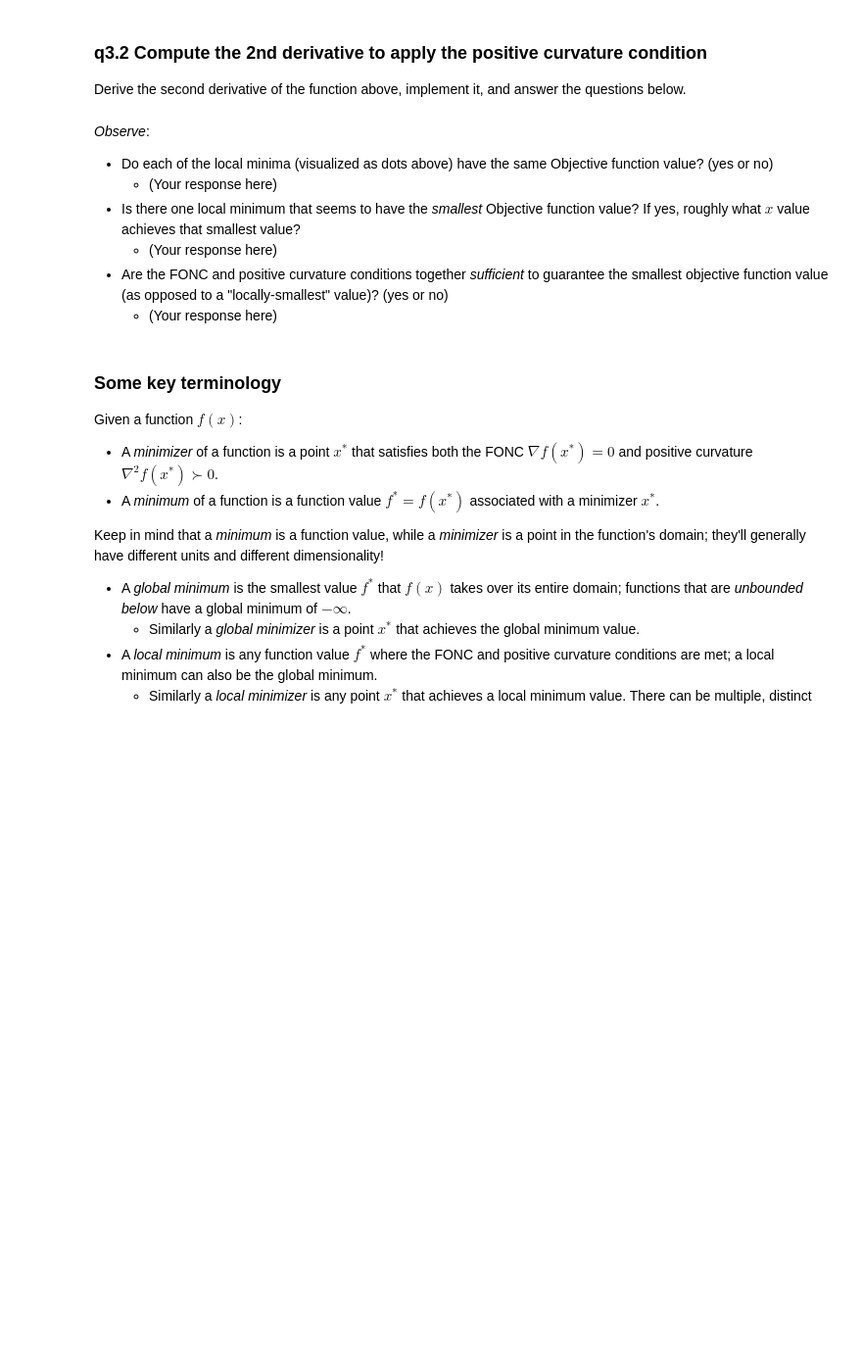
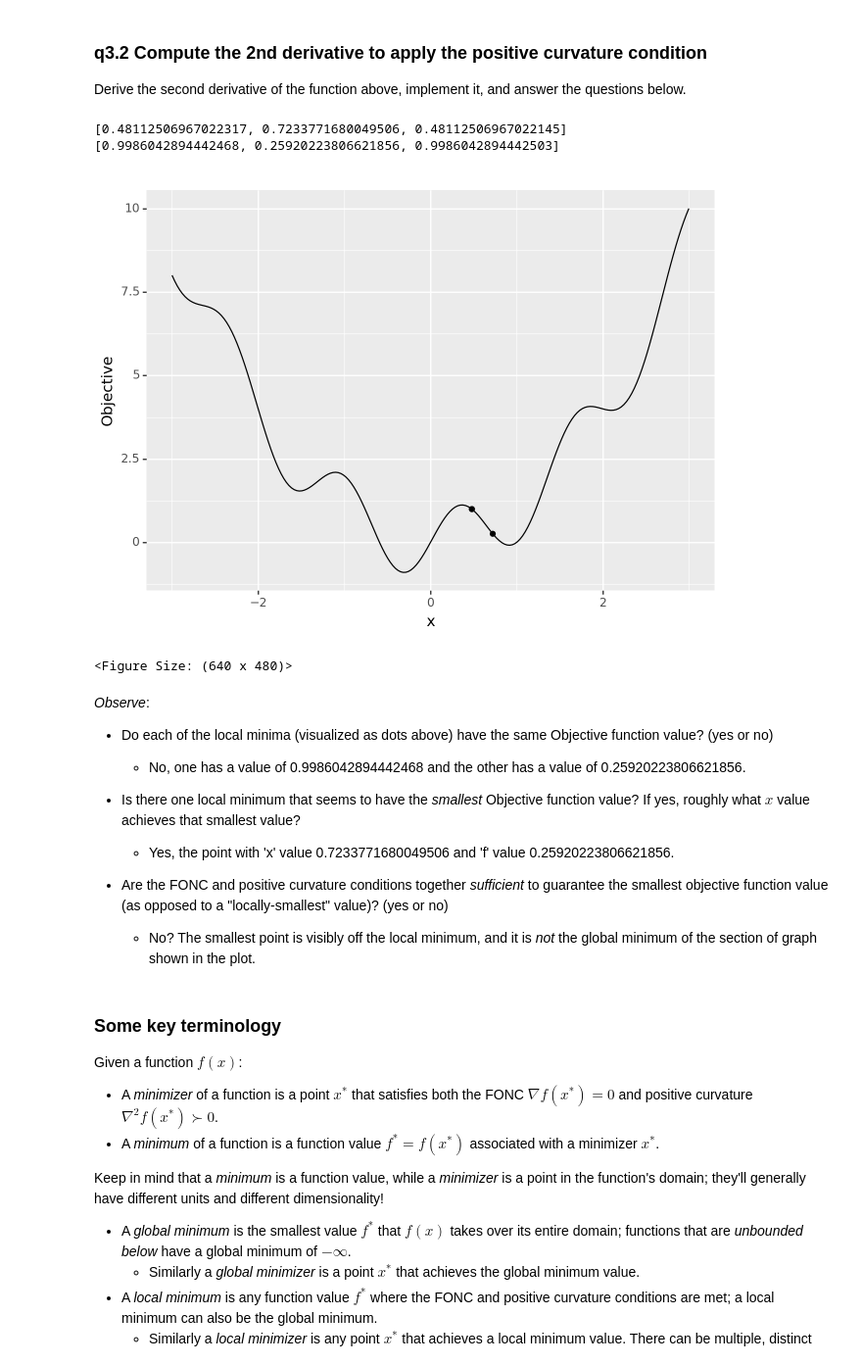
Before and after one commit to amineeva/PDO, a Jupyter notebook: assignments/nb1-unconstrained-assignment.ipynb, the cells around one changed output. Shown at 98% size. Drawn from its saved outputs; the diff is of its cells as text; code cells hidden in the pictures; blank space fills up the shorter version.

```diff
--- a/assignments/nb1-unconstrained-assignment.ipynb
+++ b/assignments/nb1-unconstrained-assignment.ipynb
@@ -391,37 +403,45 @@ Derive the second derivative of the function above, implement it, and answer the
 # %%
 ###
 # TASK: Derive the second derivative of the function above,
 #       implement it as a function.
 ###
 
-# fun_curvature = lambda x: ???
+fun_curvature = lambda x: (-9/4)*np.pi*np.cos( (3/2)*np.pi*x ) + 2
 
 
 # NOTE: No need to edit, this will visualize your result
 # Apply curvature check to filter points
 X_min = list(filter(
     lambda x: fun_curvature(x) > 0,
     X_roots
 ))
 F_min = list(map(fun_multi, X_min))
+print(X_min)
+print(F_min)
 
 (
     md_multi
     >> gr.ev_df(df=gr.df_make(x=gr.linspace(-3, +3, n=200)))
     >> gr.ggplot(gr.aes("x", "f"))
     + gr.geom_point(data=gr.df_make(x=X_min, f=F_min))
     + gr.geom_line()
     + gr.labs(x="x", y="Objective")
 )
+# %% [output]
+[0.48112506967022317, 0.7233771680049506, 0.48112506967022145]
+[0.9986042894442468, 0.25920223806621856, 0.9986042894442503]
+[figure, added]
+<Figure Size: (640 x 480)>
 # %% [markdown]
 *Observe*:
 
 - Do each of the local minima (visualized as dots above) have the same Objective function value? (yes or no)
-  - (Your response here)
+  - No, one has a value of 0.9986042894442468 and the other has a value of 0.25920223806621856.
 - Is there one local minimum that seems to have the *smallest* Objective function value? If yes, roughly what $x$ value achieves that smallest value?
-  - (Your response here)
+  - Yes, the point with 'x' value 0.7233771680049506 and 'f' value 0.25920223806621856.
+
 - Are the FONC and positive curvature conditions together *sufficient* to guarantee the smallest objective function value (as opposed to a "locally-smallest" value)? (yes or no)
-  - (Your response here)
+  - No? The smallest point is visibly off the local minimum, and it is *not* the global minimum of the section of graph shown in the plot.
 # %% [markdown]
 ### Some key terminology
 
```
Also changed, not shown: parts of 7 cells of this notebook.
